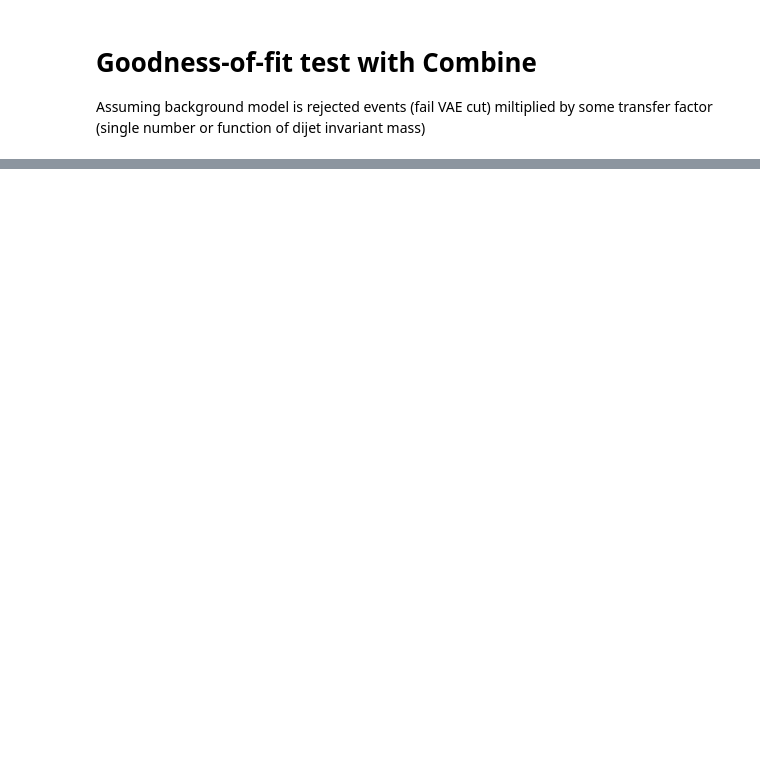
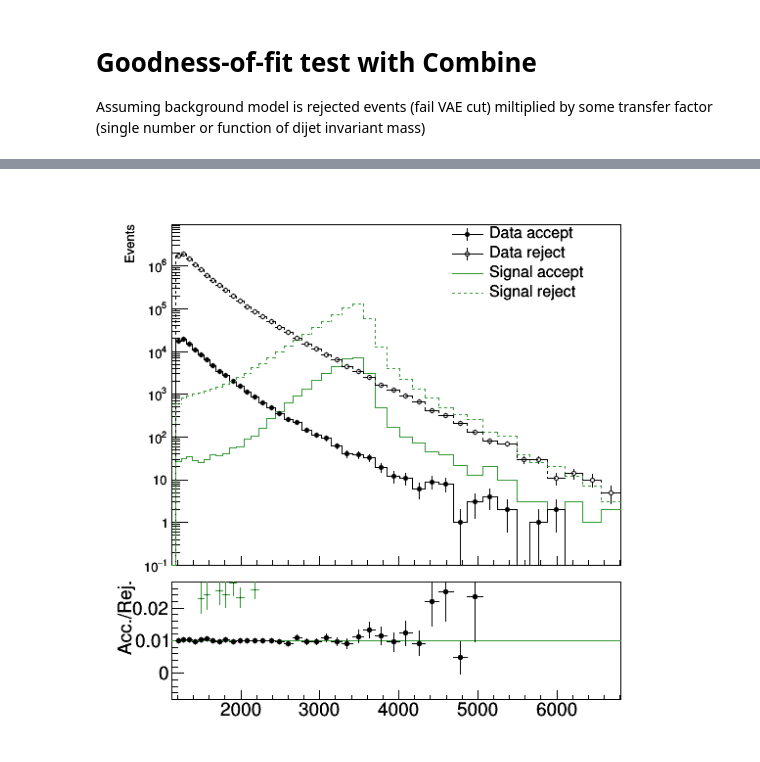
Before and after one commit to mpp-hep/gof_tests, a Jupyter notebook: gof.ipynb, the cells around one changed output, grey strips where cells are left out. Saved outputs shown, nothing was run; the diff lists cells and outputs as text; code cells hidden in the pictures; blank space fills up the shorter version.

```diff
--- a/gof.ipynb
+++ b/gof.ipynb
@@ -169,0 +19,4 @@ Warning in <TCanvas::Constructor>: Deleting canvas with same name: c
+# %%
+#Set the quantile
+q = 0.01
+SM_eff = q
@@ -169,0 +247,78 @@ Warning in <TCanvas::Constructor>: Deleting canvas with same name: c
+# %%
+# Do ratio
+
+c_out = rt.TCanvas("ratio", "", 600, 600)
+pad1 = rt.TPad("pad1", "pad1", 0, 0.3, 1, 1.0)
+pad1.SetBottomMargin(0.03)
+pad1.SetLeftMargin(0.13)
+# pad1.SetGridx()
+pad1.Draw()
+pad1.cd()
+background_hist_acc.Draw('HIST')
+background_hist_acc.SetTitle("")
+background_hist_acc.SetMinimum(0.1)
+background_hist_acc.SetMaximum(qcd_rej.shape[0])
+background_hist_acc.GetXaxis().SetLabelSize(0)
+
+signal_hist_acc    .Draw('same HIST')
+data_hist_acc      .Draw('pez same')
+background_hist_rej.Draw('same HIST')
+signal_hist_rej    .Draw('same HIST')
+data_hist_rej      .Draw('pez same')
+pad1.SetLogy()
+pad1.SetTitle('')
+
+leg = rt.TLegend(0.6, 0.7, 0.9, 0.9)
+leg.SetBorderSize(0)
+leg.SetFillStyle(0)
+leg.AddEntry(data_hist_acc      , 'Data accept', 'lep')
+leg.AddEntry(data_hist_rej      , 'Data reject', 'lep')
+leg.AddEntry(signal_hist_acc    , 'Signal accept', 'l')
+leg.AddEntry(signal_hist_rej    , 'Signal reject', 'l')
+leg.Draw("same")
+c_out.cd()
+pad2 = rt.TPad("pad2", "pad2", 0, 0, 1, 0.3)
+pad2.SetTopMargin(0.03)
+pad2.SetBottomMargin(0.27)
+pad2.SetLeftMargin(0.13)
+# pad2.SetGrid()
+pad2.Draw()
+pad2.cd()
+data_hist_acc.Sumw2()
+data_hist_ratio = data_hist_acc.Clone('data_hist_ratio')
+data_hist_ratio.SetTitle('')
+data_hist_rej.Sumw2()
+data_hist_ratio.Divide(data_hist_rej)
+data_hist_ratio.binning = bin_edges
+# data_hist_ratio.Scale(data_hist_rej.Integral()/data_hist_acc.Integral())
+data_hist_ratio.Draw('pez')
+data_hist_ratio.SetMaximum(SM_eff+1.8*SM_eff)
+data_hist_ratio.SetMinimum(SM_eff-1.8*SM_eff)
+
+data_hist_ratio.SetYTitle('Acc./Rej.')
+data_hist_ratio.GetYaxis().SetTitleOffset(0.4)
+data_hist_ratio.GetYaxis().SetTitleSize(0.12)
+data_hist_ratio.GetYaxis().SetLabelSize(0.12)
+data_hist_ratio.GetYaxis().SetNdivisions(506)
+
+data_hist_ratio.GetXaxis().SetNdivisions(506)
+data_hist_ratio.GetXaxis().SetTitleOffset(0.95)
+data_hist_ratio.GetXaxis().SetTitleSize(0.12)
+data_hist_ratio.GetXaxis().SetLabelSize(0.12)
+data_hist_ratio.GetXaxis().SetTickSize(0.07)
+
+sig_hist_ratio = signal_hist_acc.Clone('signal_hist_ratio')
+sig_hist_ratio.SetTitle('')
+sig_hist_ratio.Sumw2()
+sig_hist_ratio.Divide(signal_hist_rej)
+sig_hist_ratio.binning = bin_edges
+# data_hist_ratio.Scale(data_hist_rej.Integral()/data_hist_acc.Integral())
+
+
+tline = rt.TLine(min_bin, SM_eff, max_bin, SM_eff)
+tline.SetLineColor(rt.kGreen-2)
+tline.Draw('same')
+data_hist_ratio.Draw('pezsame')
+sig_hist_ratio.Draw('pez same')
+c_out.Draw()
+# %% [output]
@@ -169,0 +328 @@ Warning in <TCanvas::Constructor>: Deleting canvas with same name: c
+[figure, added]
```
Also changed, not shown: parts of 20 cells of this notebook.
